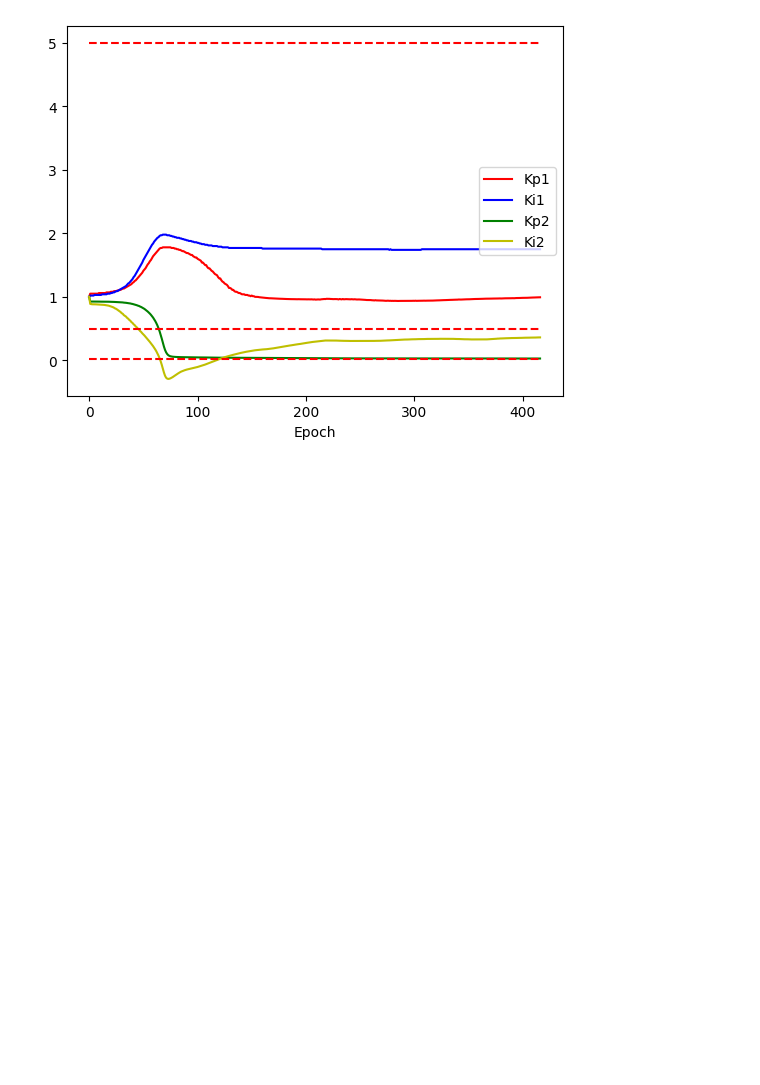
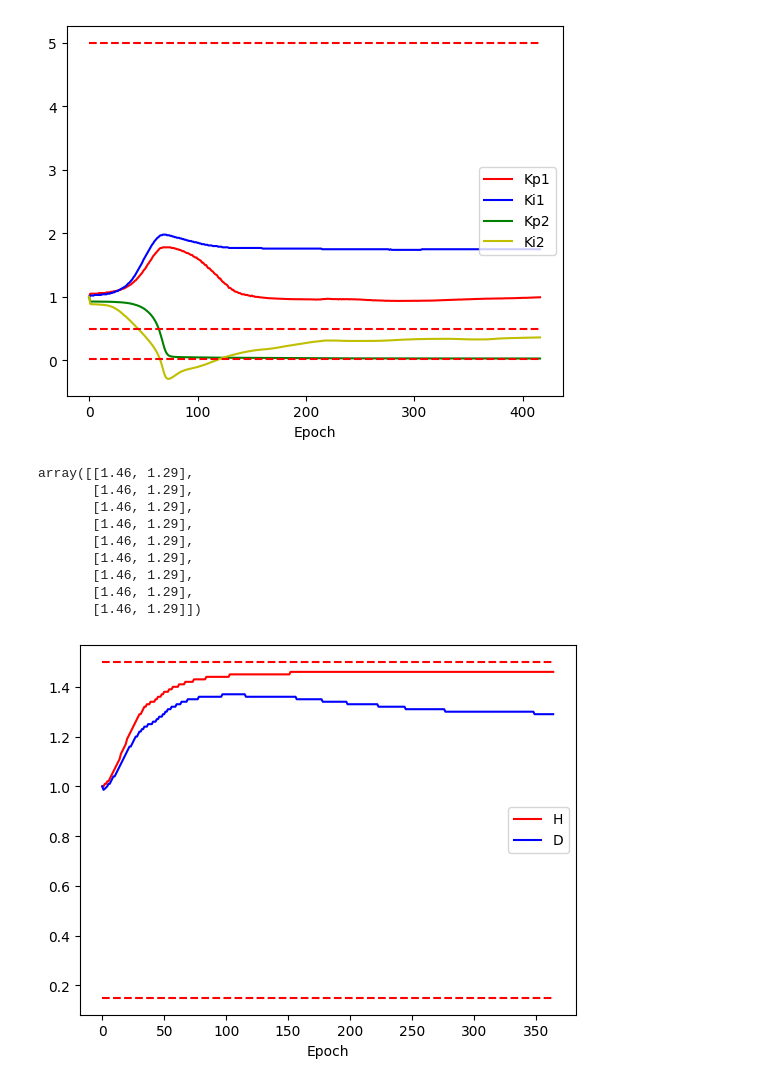
Before and after one commit to SchenLikun/PINNforMicrogrid, a Jupyter notebook: 画图及读取数据.ipynb, the cells around one changed output. Saved outputs shown, nothing was run; the diff lists cells and outputs as text; code cells hidden in the pictures; blank space fills up the shorter version.

```diff
--- a/画图及读取数据.ipynb
+++ b/画图及读取数据.ipynb
@@ -75,3 +75,38 @@ array([[0.987 , 1.75  , 0.0285, 0.358 ],
        [0.992 , 1.75  , 0.0284, 0.36  ],
        [0.992 , 1.75  , 0.0284, 0.361 ]])
 [figure]
+# %%
+fnamevar = "SYNC_variables_0315_TranAll.dat"
+lines = open(fnamevar, "r").readlines()
+# read output data in fnamevar (this line is a long story...)
+Chat = np.array(
+    [
+        np.fromstring(
+            min(re.findall(re.escape("[") + "(.*?)" + re.escape("]"), line), key=len),
+            sep=",",
+        )
+        for line in lines
+    ]
+)
+l, c = Chat.shape
+plt.plot(range(l), Chat[:, 0], "r-")
+plt.plot(range(l), Chat[:, 1], "b-")
+
+plt.plot(range(l), np.ones(Chat[:, 0].shape) * 1.5, "r--")
+plt.plot(range(l), np.ones(Chat[:, 0].shape) * 0.15, "r--")
+
+
+plt.legend(["H","D"], loc="right")
+plt.xlabel("Epoch")
+Chat[-10:-1]
+# %% [output]
+array([[1.46, 1.29],
+       [1.46, 1.29],
+       [1.46, 1.29],
+       [1.46, 1.29],
+       [1.46, 1.29],
+       [1.46, 1.29],
+       [1.46, 1.29],
+       [1.46, 1.29],
+       [1.46, 1.29]])
+[figure, added]
```
Also changed, not shown: parts of 2 cells of this notebook, 1 other file.
